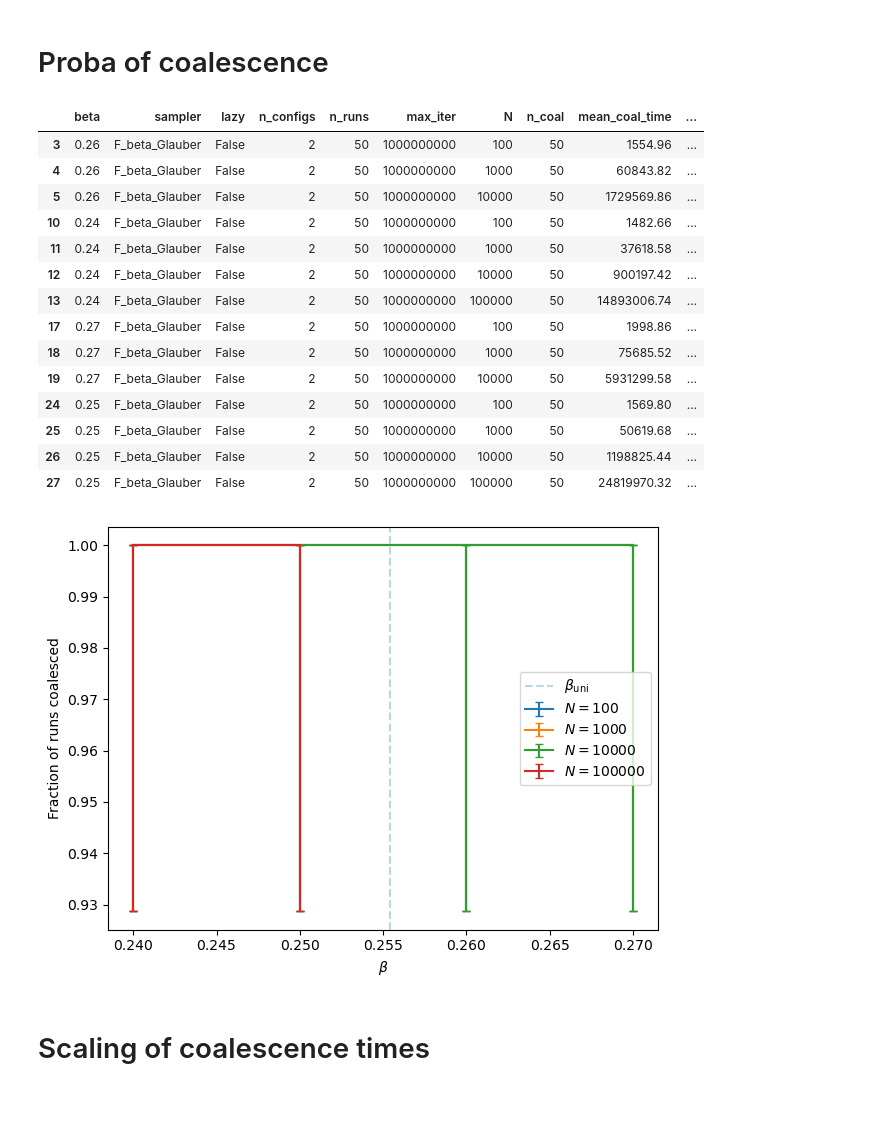
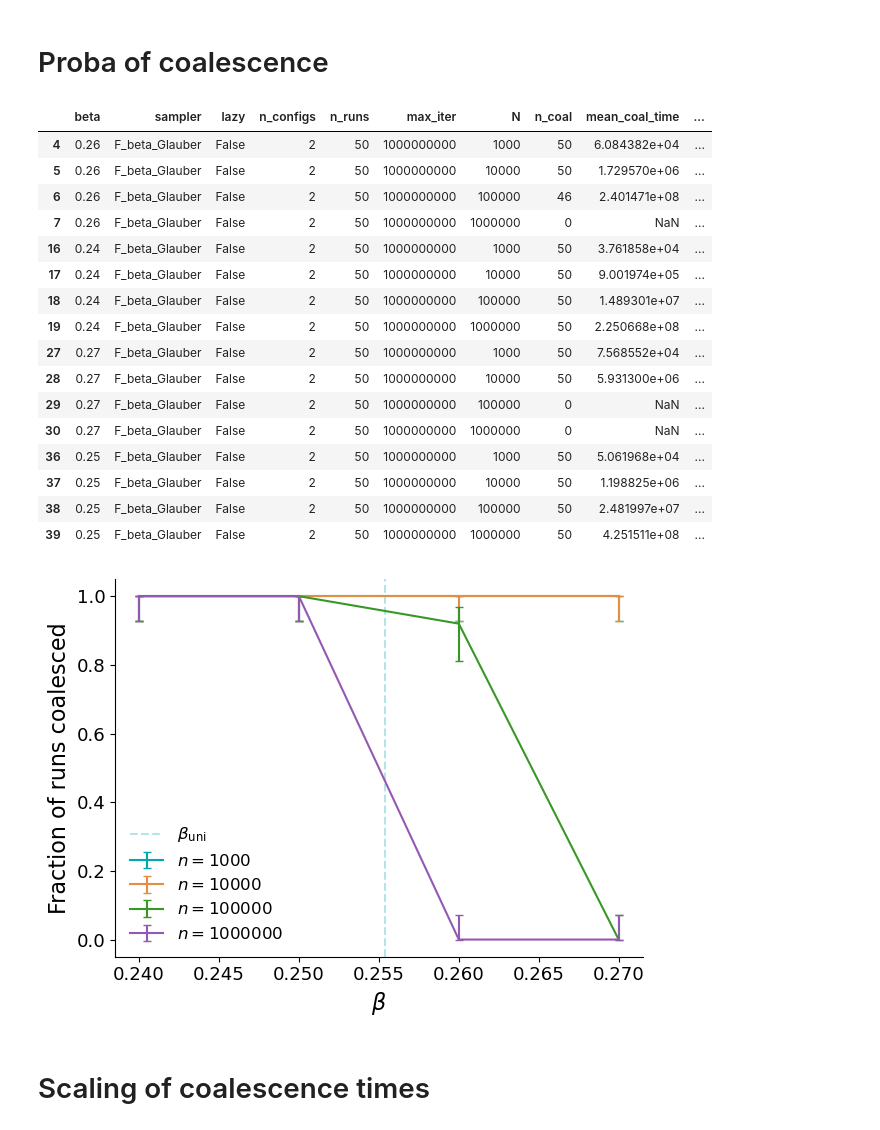
Before and after one commit to LouiseBudzynski/Bounding_Chain_Disordered_Ising_Models, a Jupyter notebook: notebooks/read_coal_time_DS.ipynb, the cells around one changed output. Cells and saved outputs as stored; diff of their text form; code cells hidden in the pictures; blank space fills up the shorter version.

Commit message:
runs and plots

```diff
--- a/notebooks/read_coal_time_DS.ipynb
+++ b/notebooks/read_coal_time_DS.ipynb
@@ -4,6 +4,29 @@ sys.path.append('../scripts')
 from utils.cftp_func import *
 import glob
 from scipy.stats import linregress
+# %%
+julia_colors = [
+    '#00A9AD',  # teal
+    '#E28F41',  # orange
+    '#389826',  # green
+    '#9558B2',  # purple
+    '#CB3C33',  # red
+    '#7C7C7C',  # grey
+    '#BB7DC0',  # light purple
+    '#4063D8',  # blue
+]
+from cycler import cycler
+plt.rcParams['axes.prop_cycle'] = cycler(color=julia_colors)
+plt.rcParams['axes.spines.top'] = False
+plt.rcParams['axes.spines.right'] = False
+plt.rcParams['legend.frameon'] = False
+
+plt.rcParams['font.size'] = 14          # base size, everything scales from this
+plt.rcParams['axes.labelsize'] = 16     # x/y axis labels
+plt.rcParams['xtick.labelsize'] = 13
+plt.rcParams['ytick.labelsize'] = 13
+plt.rcParams['legend.fontsize'] = 12
+plt.rcParams['axes.titlesize'] = 16
 # %%
 graph_type = 'ER'
 coup_type = 'ising'
@@ -62,8 +81,9 @@ sizes: [   100   1000  10000 100000]
 # %%
 max_iter_plot = 10**9
 n_configs_plot = 2
+N_plot = [10**3,10**4,10**5,10**6]
 mask = (
-#    (df['N'].isin(N_plot)) &
+    (df['N'].isin(N_plot)) &
     (df['n_configs'] == n_configs_plot) &
     (df['max_iter'] == max_iter_plot)
 )
@@ -71,43 +91,44 @@ df_filtered = df[mask]
 df_filtered
 # %% [output]
 |  | beta | sampler | lazy | n_configs | n_runs | max_iter | N | n_coal | mean_coal_time | ... |
-| 3 | 0.26 | F_beta_Glauber | False | 2 | 50 | 1000000000 | 100 | 50 | 1554.96 | ... |
-| 4 | 0.26 | F_beta_Glauber | False | 2 | 50 | 1000000000 | 1000 | 50 | 60843.82 | ... |
-| 5 | 0.26 | F_beta_Glauber | False | 2 | 50 | 1000000000 | 10000 | 50 | 1729569.86 | ... |
-| 10 | 0.24 | F_beta_Glauber | False | 2 | 50 | 1000000000 | 100 | 50 | 1482.66 | ... |
-| 11 | 0.24 | F_beta_Glauber | False | 2 | 50 | 1000000000 | 1000 | 50 | 37618.58 | ... |
-| 12 | 0.24 | F_beta_Glauber | False | 2 | 50 | 1000000000 | 10000 | 50 | 900197.42 | ... |
-| 13 | 0.24 | F_beta_Glauber | False | 2 | 50 | 1000000000 | 100000 | 50 | 14893006.74 | ... |
-| 17 | 0.27 | F_beta_Glauber | False | 2 | 50 | 1000000000 | 100 | 50 | 1998.86 | ... |
-| 18 | 0.27 | F_beta_Glauber | False | 2 | 50 | 1000000000 | 1000 | 50 | 75685.52 | ... |
-| 19 | 0.27 | F_beta_Glauber | False | 2 | 50 | 1000000000 | 10000 | 50 | 5931299.58 | ... |
-| 24 | 0.25 | F_beta_Glauber | False | 2 | 50 | 1000000000 | 100 | 50 | 1569.80 | ... |
-| 25 | 0.25 | F_beta_Glauber | False | 2 | 50 | 1000000000 | 1000 | 50 | 50619.68 | ... |
-| 26 | 0.25 | F_beta_Glauber | False | 2 | 50 | 1000000000 | 10000 | 50 | 1198825.44 | ... |
-| 27 | 0.25 | F_beta_Glauber | False | 2 | 50 | 1000000000 | 100000 | 50 | 24819970.32 | ... |
+| 4 | 0.26 | F_beta_Glauber | False | 2 | 50 | 1000000000 | 1000 | 50 | 6.084382e+04 | ... |
+| 5 | 0.26 | F_beta_Glauber | False | 2 | 50 | 1000000000 | 10000 | 50 | 1.729570e+06 | ... |
+| 6 | 0.26 | F_beta_Glauber | False | 2 | 50 | 1000000000 | 100000 | 46 | 2.401471e+08 | ... |
+| 7 | 0.26 | F_beta_Glauber | False | 2 | 50 | 1000000000 | 1000000 | 0 | NaN | ... |
+| 16 | 0.24 | F_beta_Glauber | False | 2 | 50 | 1000000000 | 1000 | 50 | 3.761858e+04 | ... |
+| 17 | 0.24 | F_beta_Glauber | False | 2 | 50 | 1000000000 | 10000 | 50 | 9.001974e+05 | ... |
+| 18 | 0.24 | F_beta_Glauber | False | 2 | 50 | 1000000000 | 100000 | 50 | 1.489301e+07 | ... |
+| 19 | 0.24 | F_beta_Glauber | False | 2 | 50 | 1000000000 | 1000000 | 50 | 2.250668e+08 | ... |
+| 27 | 0.27 | F_beta_Glauber | False | 2 | 50 | 1000000000 | 1000 | 50 | 7.568552e+04 | ... |
+| 28 | 0.27 | F_beta_Glauber | False | 2 | 50 | 1000000000 | 10000 | 50 | 5.931300e+06 | ... |
+| 29 | 0.27 | F_beta_Glauber | False | 2 | 50 | 1000000000 | 100000 | 0 | NaN | ... |
+| 30 | 0.27 | F_beta_Glauber | False | 2 | 50 | 1000000000 | 1000000 | 0 | NaN | ... |
+| 36 | 0.25 | F_beta_Glauber | False | 2 | 50 | 1000000000 | 1000 | 50 | 5.061968e+04 | ... |
+| 37 | 0.25 | F_beta_Glauber | False | 2 | 50 | 1000000000 | 10000 | 50 | 1.198825e+06 | ... |
+| 38 | 0.25 | F_beta_Glauber | False | 2 | 50 | 1000000000 | 100000 | 50 | 2.481997e+07 | ... |
+| 39 | 0.25 | F_beta_Glauber | False | 2 | 50 | 1000000000 | 1000000 | 50 | 4.251511e+08 | ... |
 # %%
 fig, ax = plt.subplots()
 
-N_to_exclude = [300,3000]
-for N in df_filtered['N'].unique():
-    if N in N_to_exclude:
-        continue
+for N in sorted(df_filtered['N'].unique()):
     sub_df = df_filtered[df_filtered['N'] == N].sort_values('beta')
     k = sub_df['n_coal'].values
     n = sub_df['n_runs'].values
     p, err_down, err_up = wilson_interval(k, n)
-    ax.errorbar(sub_df['beta'], p,
-                yerr=[err_down, err_up],
-                label=rf'$N={N}$', capsize=3)
-
+    if graph_type == 'EA2D' or graph_type == 'F2D':
+        ax.errorbar(sub_df['beta'], p, yerr=[err_down, err_up],label=rf'$n={N**2}$', capsize=3)
+    elif graph_type == 'EA3D' or graph_type == 'F3D':
+        ax.errorbar(sub_df['beta'], p, yerr=[err_down, err_up],label=rf'$n={N**3}$', capsize=3)
+    else:
+        ax.errorbar(sub_df['beta'], p, yerr=[err_down, err_up],label=rf'$n={N}$', capsize=3)
 ax.axvline(beta_uni, linestyle='--', alpha=0.3, label=rf'$\beta_\mathrm{{uni}}$')
 ax.set_xlabel(rf'$\beta$')
 ax.set_ylabel('Fraction of runs coalesced')
 ax.legend()
 plt.tight_layout()
 plt.show()
 # %% [output]
-[figure, old version]
+[figure, new version]
 # %%
 #fig.savefig(f'../results/perm/coal_DS_frac_{graph_type}_{coup_type}_d{d}.png', dpi=600, bbox_inches='tight')
 # %% [markdown]
```
Also changed, not shown: parts of 5 cells of this notebook, 19 other files.
